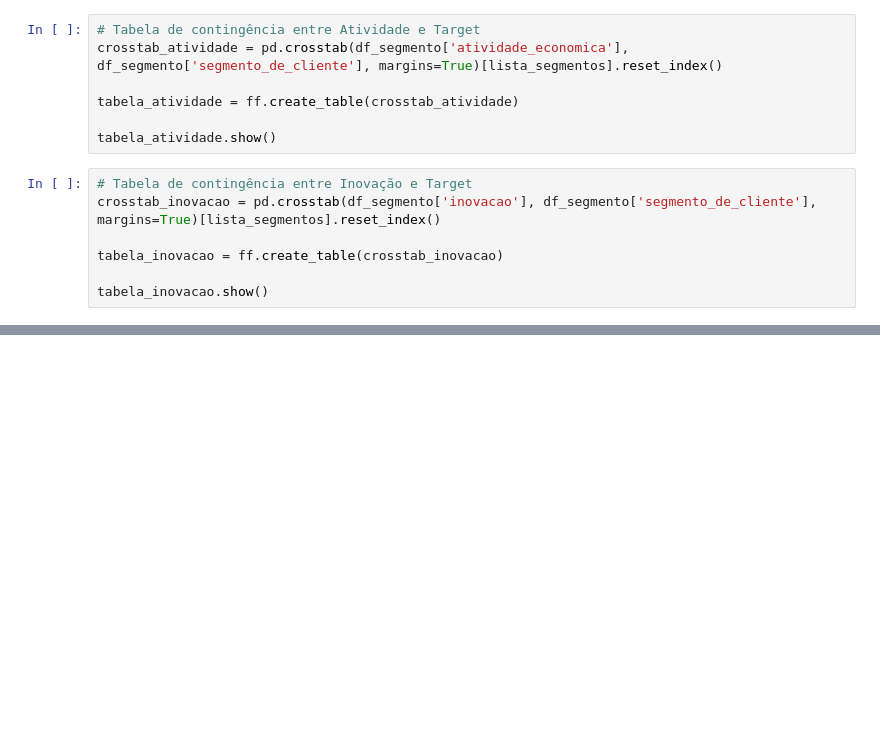
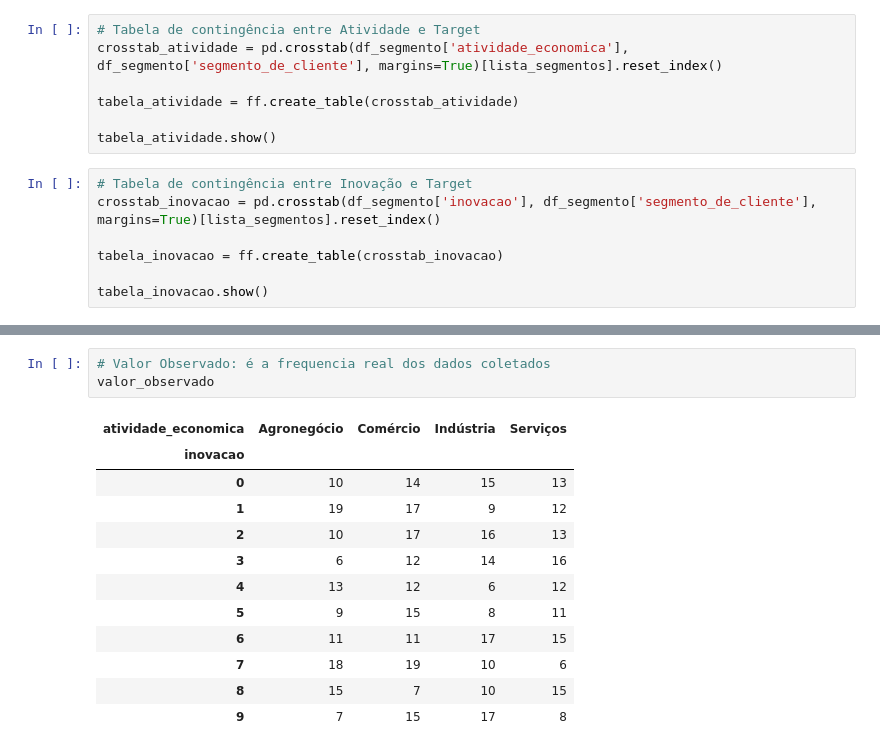
Before and after one commit to andremanesco/decision_tree, a Jupyter notebook: classificacao_segmento_empresa.ipynb, the cells around one changed output, grey strips where cells are left out. Cells and saved outputs as stored; diff of their text form; blank space fills up the shorter version.

```diff
--- a/classificacao_segmento_empresa.ipynb
+++ b/classificacao_segmento_empresa.ipynb
@@ -127,0 +164,16 @@ tabela_inovacao.show()
+# %%
+# Valor Observado: é a frequencia real dos dados coletados
+valor_observado
+# %% [output]
+| atividade_economica | Agronegócio | Comércio | Indústria | Serviços |
+| inovacao |  |  |  |  |
+| 0 | 10 | 14 | 15 | 13 |
+| 1 | 19 | 17 | 9 | 12 |
+| 2 | 10 | 17 | 16 | 13 |
+| 3 | 6 | 12 | 14 | 16 |
+| 4 | 13 | 12 | 6 | 12 |
+| 5 | 9 | 15 | 8 | 11 |
+| 6 | 11 | 11 | 17 | 15 |
+| 7 | 18 | 19 | 10 | 6 |
+| 8 | 15 | 7 | 10 | 15 |
+| 9 | 7 | 15 | 17 | 8 |
```
Also changed, not shown: parts of 8 cells of this notebook.
